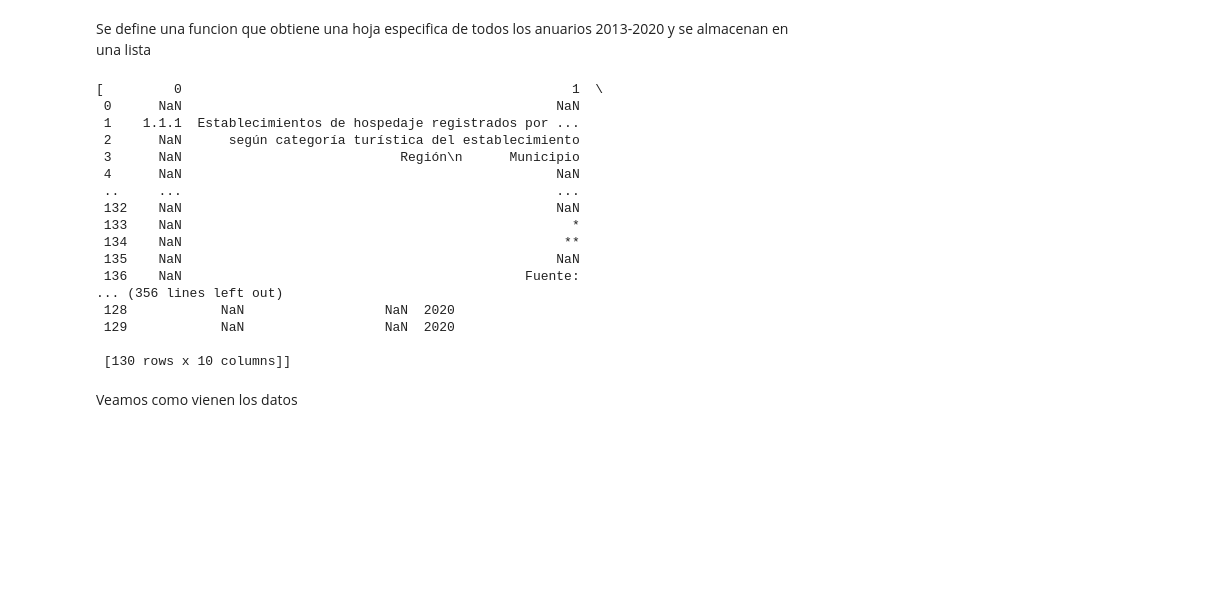
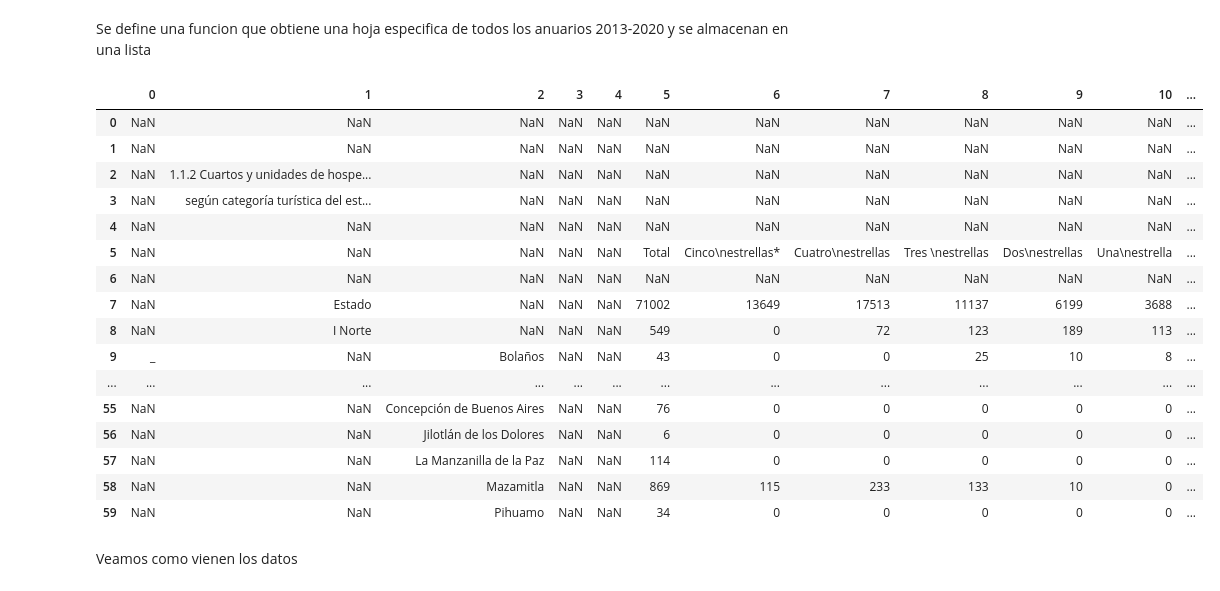
Before and after one commit to matutedevelop/Proyecto_prog_analisis, a Jupyter notebook: clean_xlsx.ipynb, the cells around one changed output. Saved outputs shown, nothing was run; the diff lists cells and outputs as text; code cells hidden in the pictures; blank space fills up the shorter version.

```diff
--- a/clean_xlsx.ipynb
+++ b/clean_xlsx.ipynb
@@ -48,23 +48,23 @@ data_sets[0] = get_sets_from_xlsx(raw_data_dir,2)[0]
-# %%
-data_sets
-# %% [output]
-[         0                                                  1  \
- 0      NaN                                                NaN
- 1    1.1.1  Establecimientos de hospedaje registrados por ...
- 2      NaN      según categoría turística del establecimiento
- 3      NaN                            Región\n      Municipio
- 4      NaN                                                NaN
- ..     ...                                                ...
- 132    NaN                                                NaN
- 133    NaN                                                  *
- 134    NaN                                                 **
- 135    NaN                                                NaN
- 136    NaN                                            Fuente:
-... (356 lines left out)
- 128            NaN                  NaN  2020
- 129            NaN                  NaN  2020
-
- [130 rows x 10 columns]]
+# %%
+data_sets[3].head(60)
+# %% [output]
+|  | 0 | 1 | 2 | 3 | 4 | 5 | 6 | 7 | 8 | 9 | 10 | ... |
+| 0 | NaN | NaN | NaN | NaN | NaN | NaN | NaN | NaN | NaN | NaN | NaN | ... |
+| 1 | NaN | NaN | NaN | NaN | NaN | NaN | NaN | NaN | NaN | NaN | NaN | ... |
+| 2 | NaN | 1.1.2 Cuartos y unidades de hospe... | NaN | NaN | NaN | NaN | NaN | NaN | NaN | NaN | NaN | ... |
+| 3 | NaN | según categoría turística del est... | NaN | NaN | NaN | NaN | NaN | NaN | NaN | NaN | NaN | ... |
+| 4 | NaN | NaN | NaN | NaN | NaN | NaN | NaN | NaN | NaN | NaN | NaN | ... |
+| 5 | NaN | NaN | NaN | NaN | NaN | Total | Cinco\nestrellas* | Cuatro\nestrellas | Tres \nestrellas | Dos\nestrellas | Una\nestrella | ... |
+| 6 | NaN | NaN | NaN | NaN | NaN | NaN | NaN | NaN | NaN | NaN | NaN | ... |
+| 7 | NaN | Estado | NaN | NaN | NaN | 71002 | 13649 | 17513 | 11137 | 6199 | 3688 | ... |
+| 8 | NaN | I Norte | NaN | NaN | NaN | 549 | 0 | 72 | 123 | 189 | 113 | ... |
+| 9 | _ | NaN | Bolaños | NaN | NaN | 43 | 0 | 0 | 25 | 10 | 8 | ... |
+| ... | ... | ... | ... | ... | ... | ... | ... | ... | ... | ... | ... | ... |
+| 55 | NaN | NaN | Concepción de Buenos Aires | NaN | NaN | 76 | 0 | 0 | 0 | 0 | 0 | ... |
+| 56 | NaN | NaN | Jilotlán de los Dolores | NaN | NaN | 6 | 0 | 0 | 0 | 0 | 0 | ... |
+| 57 | NaN | NaN | La Manzanilla de la Paz | NaN | NaN | 114 | 0 | 0 | 0 | 0 | 0 | ... |
+| 58 | NaN | NaN | Mazamitla | NaN | NaN | 869 | 115 | 233 | 133 | 10 | 0 | ... |
+| 59 | NaN | NaN | Pihuamo | NaN | NaN | 34 | 0 | 0 | 0 | 0 | 0 | ... |
 # %% [markdown]
 Veamos como vienen los datos
 # %%
```
Also changed, not shown: parts of 7 cells of this notebook, 9 other files.
